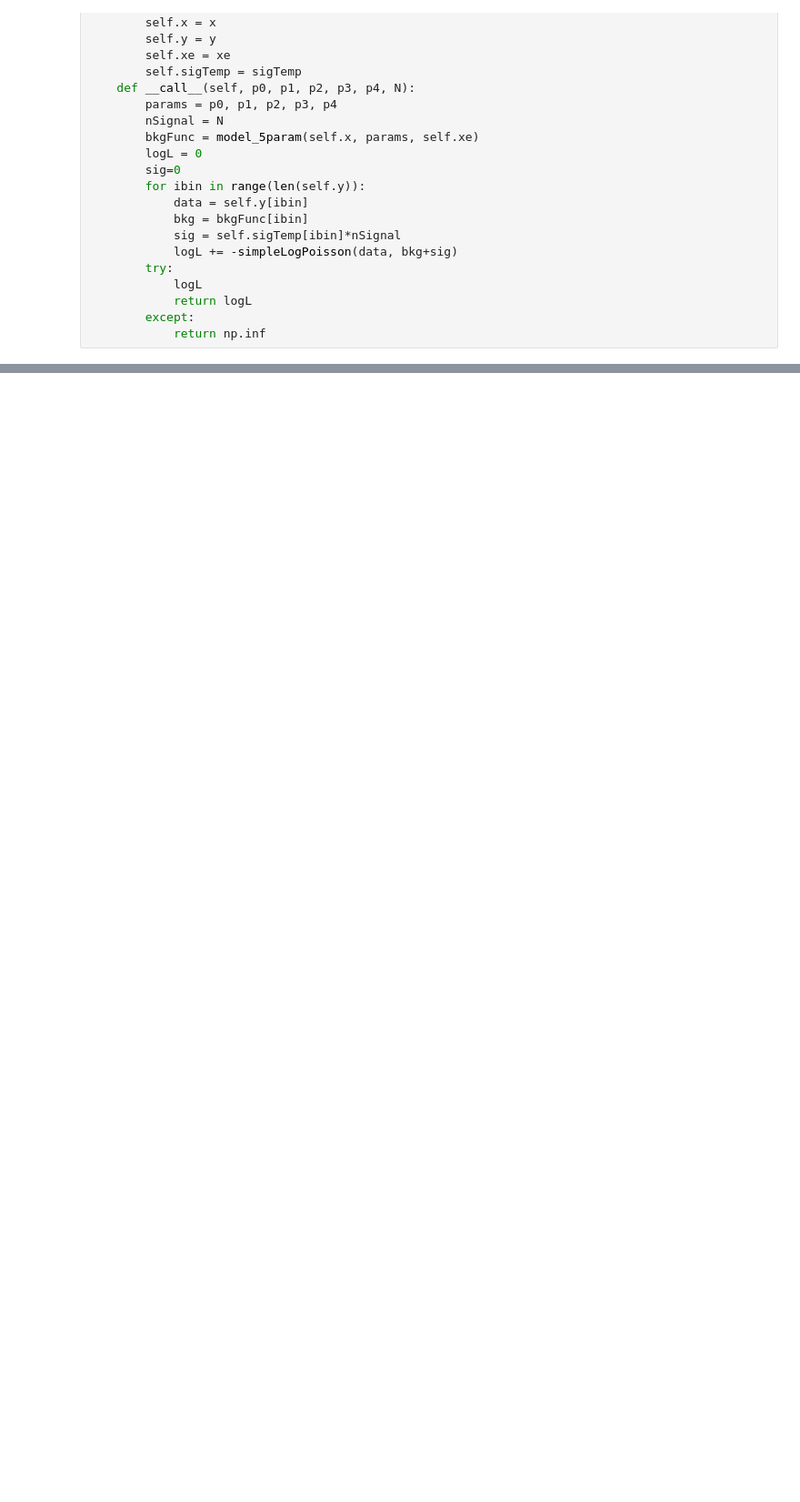
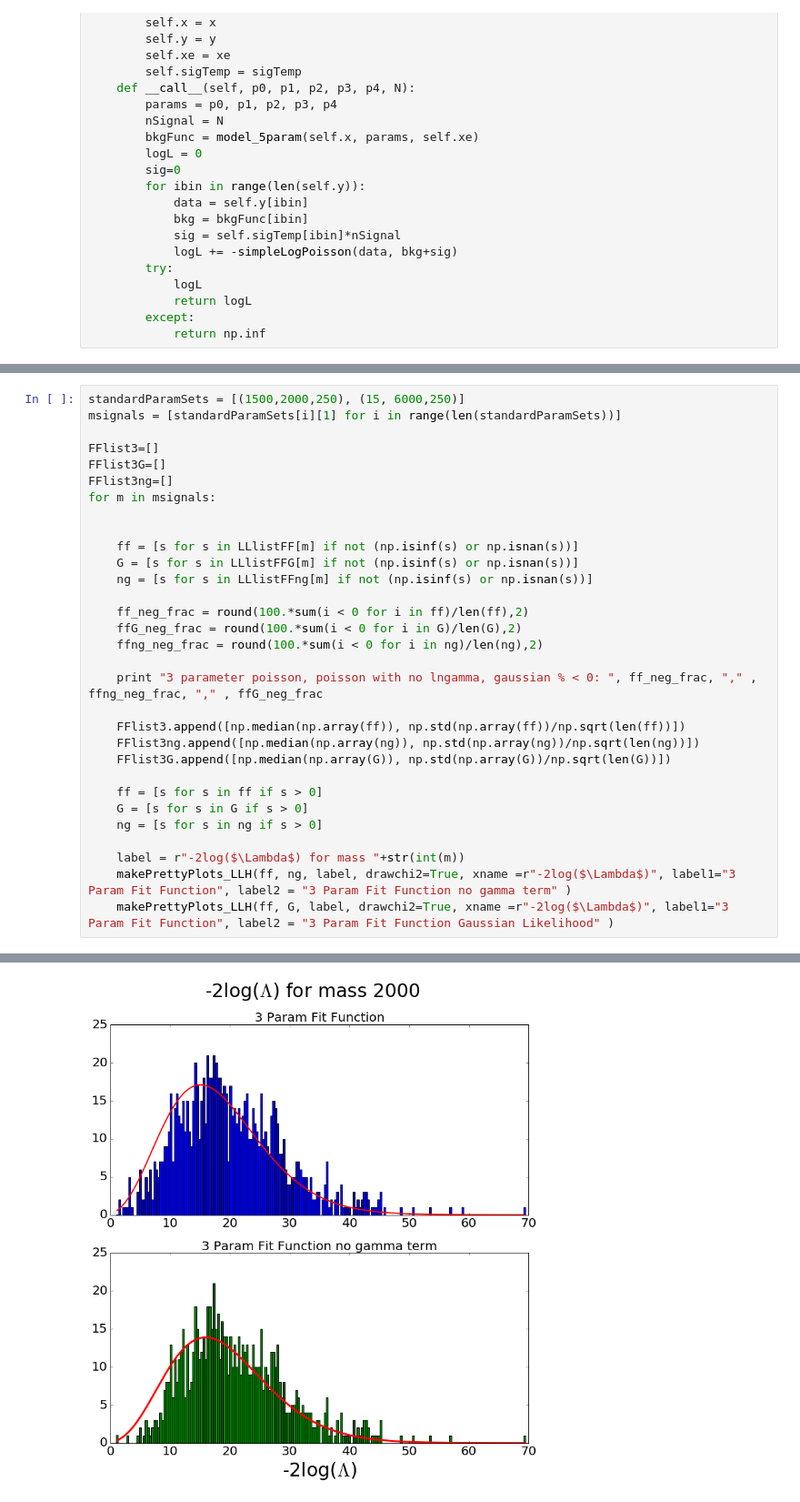
Before and after one commit to mfrate28/GP_Paper, a Jupyter notebook: LLHR-withSignal.ipynb, the cells around one changed output, grey strips where cells are left out. Shown at 91% size. Drawn from its saved outputs; the diff is of its cells as text; blank space fills up the shorter version.

```diff
--- a/LLHR-withSignal.ipynb
+++ b/LLHR-withSignal.ipynb
@@ -756,0 +925,32 @@ for m in msignals:
+# %%
+standardParamSets = [(1500,2000,250), (15, 6000,250)]
+msignals = [standardParamSets[i][1] for i in range(len(standardParamSets))]
+
+FFlist3=[]
+FFlist3G=[]
+FFlist3ng=[]
+for m in msignals:
+
+
+    ff = [s for s in LLlistFF[m] if not (np.isinf(s) or np.isnan(s))]
+    G = [s for s in LLlistFFG[m] if not (np.isinf(s) or np.isnan(s))]
+    ng = [s for s in LLlistFFng[m] if not (np.isinf(s) or np.isnan(s))]
+
+    ff_neg_frac = round(100.*sum(i < 0 for i in ff)/len(ff),2)
+    ffG_neg_frac = round(100.*sum(i < 0 for i in G)/len(G),2)
+    ffng_neg_frac = round(100.*sum(i < 0 for i in ng)/len(ng),2)
+
+    print "3 parameter poisson, poisson with no lngamma, gaussian % < 0: ", ff_neg_frac, "," , ffng_neg_frac, "," , ffG_neg_frac
+
+    FFlist3.append([np.median(np.array(ff)), np.std(np.array(ff))/np.sqrt(len(ff))])
+    FFlist3ng.append([np.median(np.array(ng)), np.std(np.array(ng))/np.sqrt(len(ng))])
+    FFlist3G.append([np.median(np.array(G)), np.std(np.array(G))/np.sqrt(len(G))])
+
+    ff = [s for s in ff if s > 0]
+    G = [s for s in G if s > 0]
+    ng = [s for s in ng if s > 0]
+
+    label = r"-2log($\Lambda$) for mass "+str(int(m))
+    makePrettyPlots_LLH(ff, ng, label, drawchi2=True, xname =r"-2log($\Lambda$)", label1="3 Param Fit Function", label2 = "3 Param Fit Function no gamma term" )
+    makePrettyPlots_LLH(ff, G, label, drawchi2=True, xname =r"-2log($\Lambda$)", label1="3 Param Fit Function", label2 = "3 Param Fit Function Gaussian Likelihood" )
+# %% [output]
@@ -756,0 +960 @@ for m in msignals:
+[figure, added]
```
Also changed, not shown: parts of 45 cells of this notebook.
